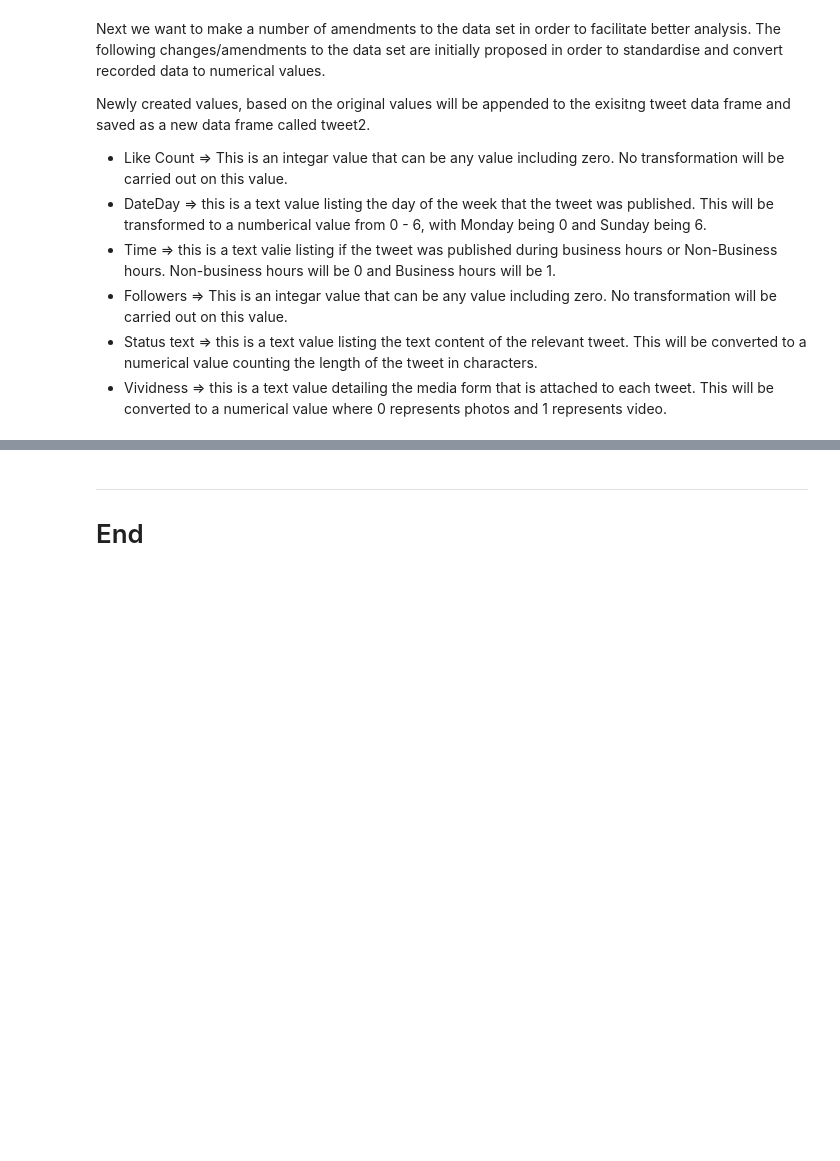
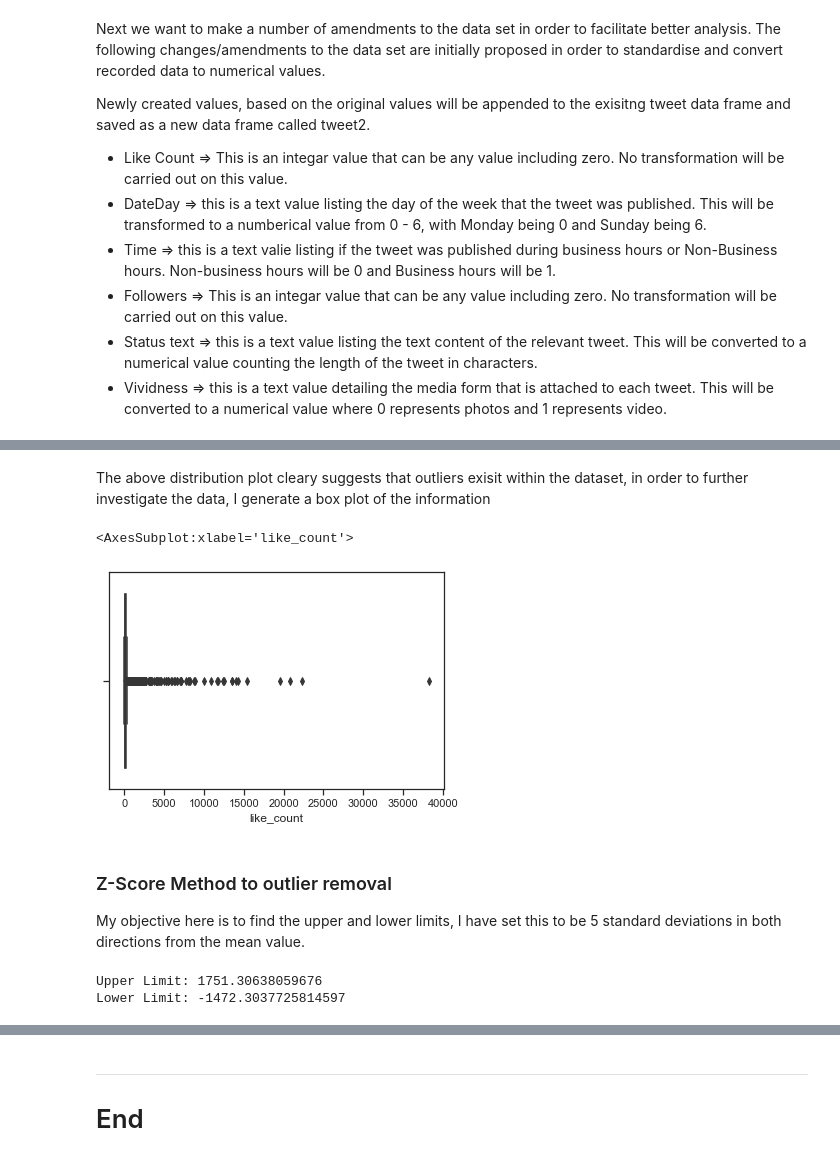
Before and after one commit to G00411301/PfDA_Project1, a Jupyter notebook: project1.ipynb, the cells around one changed output, grey strips where cells are left out. Saved outputs shown, nothing was run; the diff lists cells and outputs as text; code cells hidden in the pictures; blank space fills up the shorter version.

```diff
--- a/project1.ipynb
+++ b/project1.ipynb
@@ -115,0 +241,20 @@ tweet.loc[tweet['Vividness']=="video",['Media']]=1
+# %% [markdown]
+The above distribution plot cleary suggests that outliers exisit within the dataset, in order to further investigate the data, I generate a box plot of the information
+# %%
+#generate box plot to illustrate outliers
+sns.boxplot(df['like_count'])
+# %% [output]
+<AxesSubplot:xlabel='like_count'>
+[figure, added]
+# %% [markdown]
+### Z-Score Method to outlier removal ###
+
+My objective here is to find the upper and lower limits, I have set this to be 5 standard deviations in both directions from the mean value.
+# %%
+upper_limit = df['like_count'].mean()+3*df['like_count'].std()
+lower_limit = df['like_count'].mean()-3*df['like_count'].std()
+print("Upper Limit:", upper_limit)
+print("Lower Limit:", lower_limit)
+# %% [output]
+Upper Limit: 1751.30638059676
+Lower Limit: -1472.3037725814597
```
Also changed, not shown: parts of 26 cells of this notebook.
